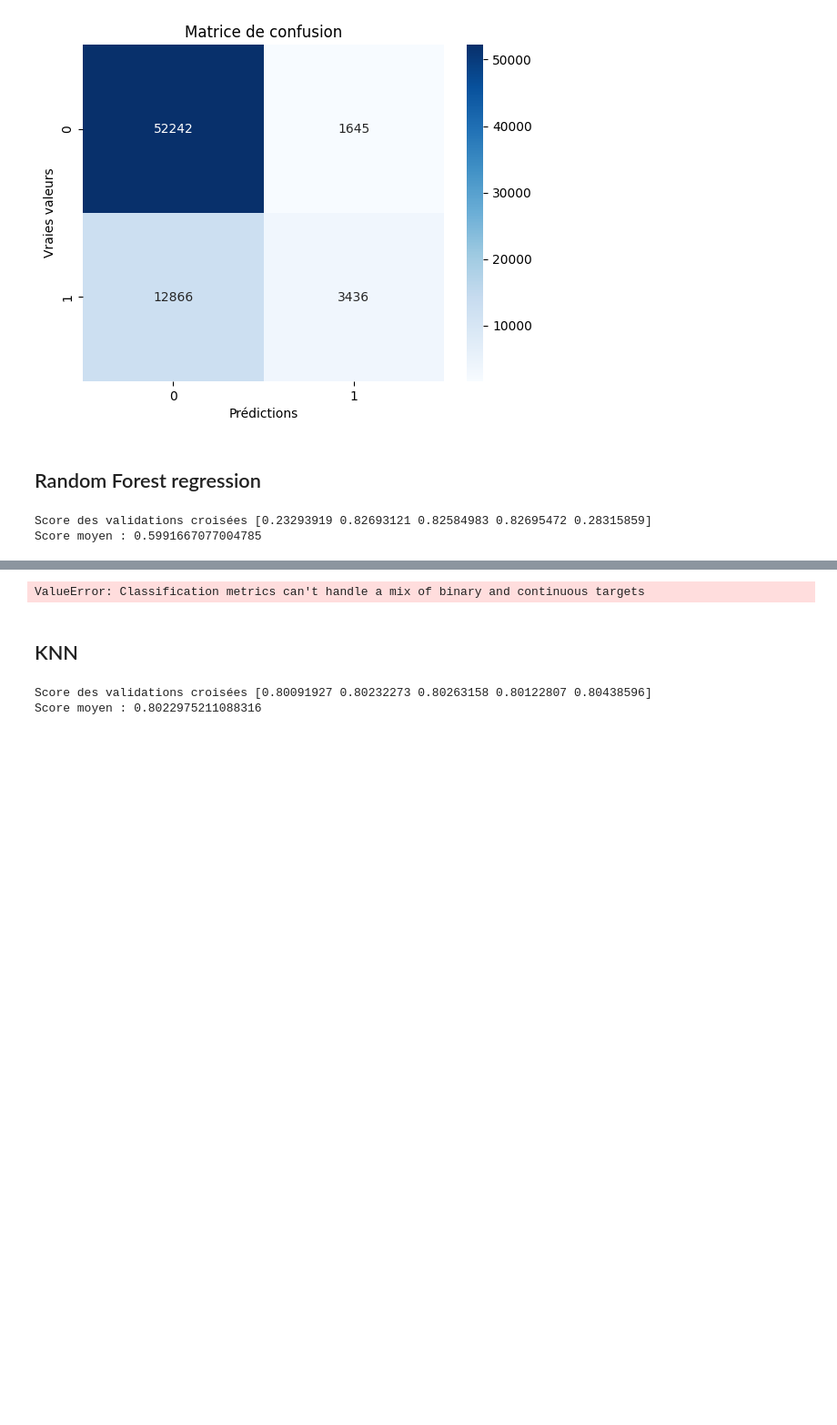
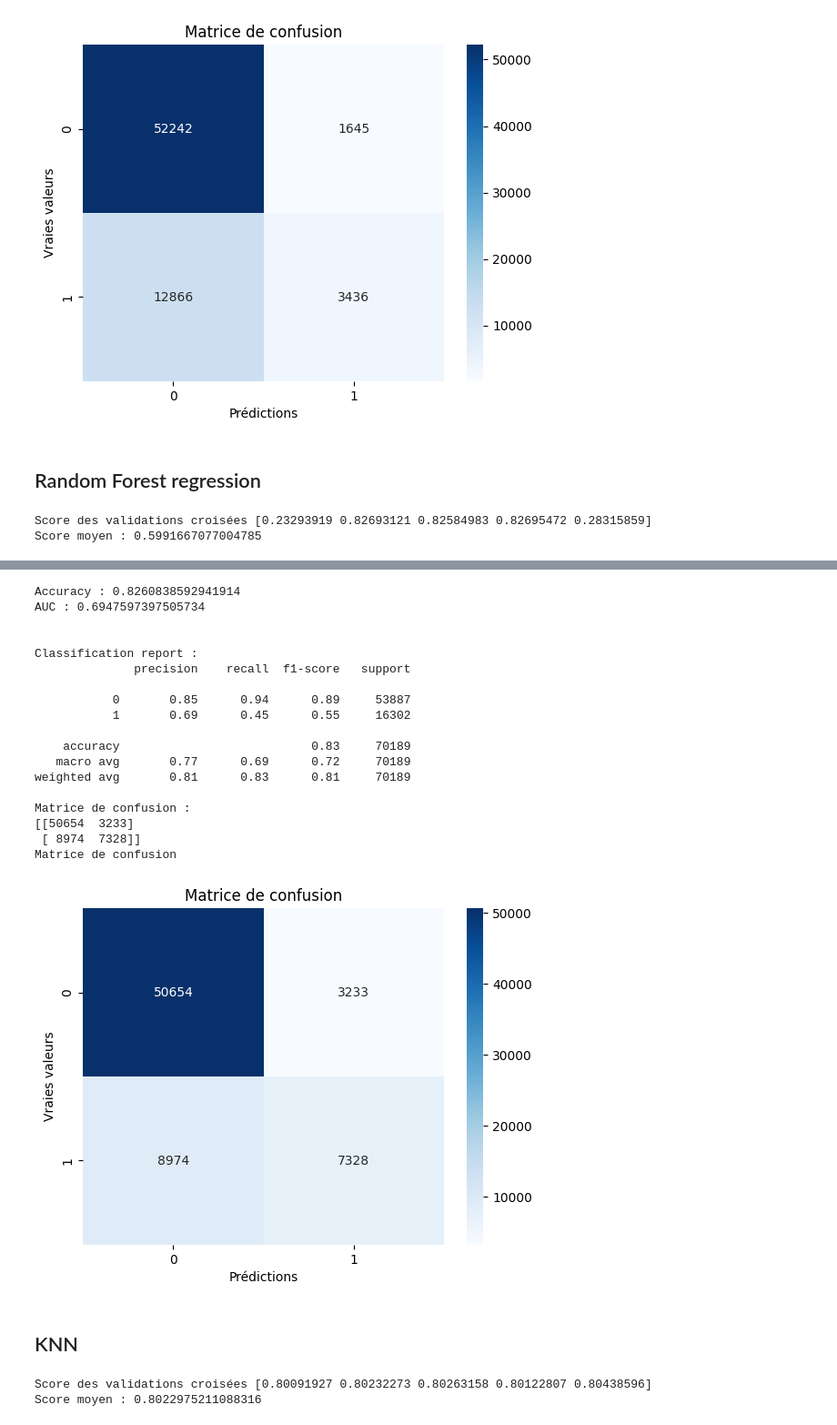
Before and after one commit to Death4Sword/ML_Cancer_Risk_Project, a Jupyter notebook: analyse_predictive.ipynb, the cells around one changed output, grey strips where cells are left out. Shown at 91% size. Cells and saved outputs as stored; diff of their text form; code cells hidden in the pictures; blank space fills up the shorter version.

```diff
--- a/analyse_predictive.ipynb
+++ b/analyse_predictive.ipynb
@@ -240,17 +243,40 @@ KeyboardInterrupt:
 # %%
 model = clf.best_estimator_
 
 y_pred = model.predict(X_test)
 
 print(f'Accuracy : {accuracy_score(y_test, y_pred)}')
+print(f'AUC : {roc_auc_score(y_test, y_pred)}')
+print(f'\n\nClassification report : \n{classification_report(y_test, y_pred)}')
+print(f'Matrice de confusion : \n{confusion_matrix(y_test, y_pred)}')
 
-print(f'AUC : {roc_auc_score(y_test, y_pred)}')
-
-print(f'\n\nClassification report : \n{classification_report(y_test, y_pred)}')
-
-print(f'Matrice de confusion : \n{confusion_matrix(y_test, y_pred)}')
+print(f'Matrice de confusion')
+confusion_matrix_graph = confusion_matrix(y_test, y_pred)
+sns.heatmap(confusion_matrix_graph, annot=True, fmt='d', cmap="Blues")
+plt.xlabel("Prédictions")
+plt.ylabel("Vraies valeurs")
+plt.title("Matrice de confusion")
+plt.show()
 # %% [output]
-ValueError: Classification metrics can't handle a mix of binary and continuous targets
+Accuracy : 0.8260838592941914
+AUC : 0.6947597397505734
+
+
+Classification report :
+              precision    recall  f1-score   support
+
+           0       0.85      0.94      0.89     53887
+           1       0.69      0.45      0.55     16302
+
+    accuracy                           0.83     70189
+   macro avg       0.77      0.69      0.72     70189
+weighted avg       0.81      0.83      0.81     70189
+
+Matrice de confusion :
+[[50654  3233]
+ [ 8974  7328]]
+Matrice de confusion
+[figure, added]
 # %% [markdown]
 ## KNN
 # %%
```
Also changed, not shown: parts of 1 cell of this notebook, 1 other file.
